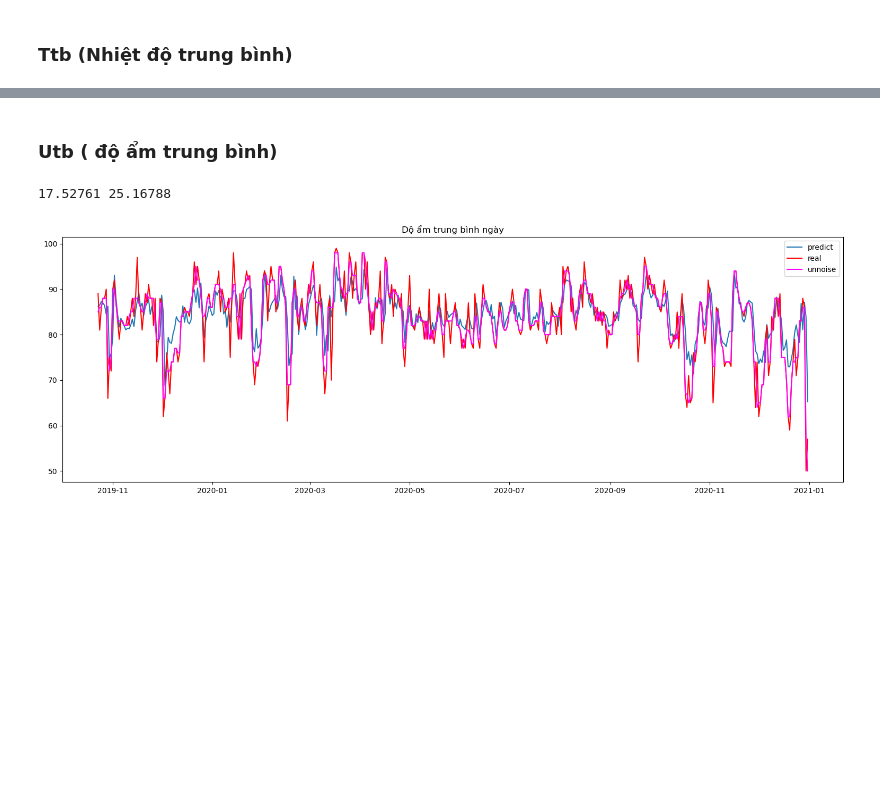
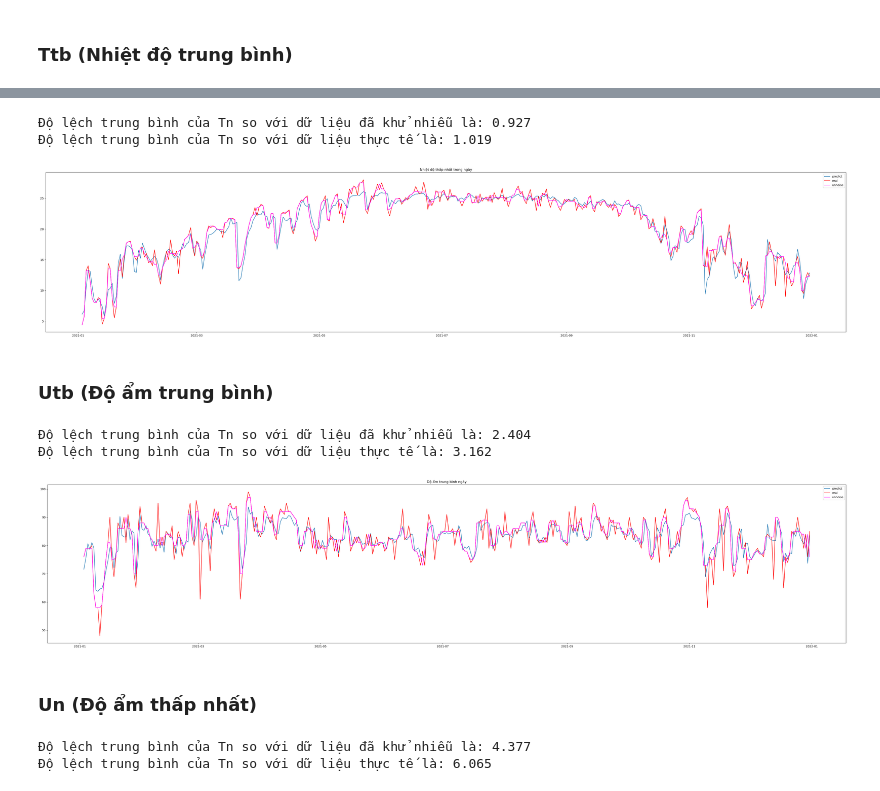
Before and after one commit to nguyenhoanganh2002/Weather-forecast-using-RNN-LSTM, a Jupyter notebook: project/RNN.ipynb, the cells around one changed output, grey strips where cells are left out. Cells and saved outputs as stored; diff of their text form; code cells hidden in the pictures; blank space fills up the shorter version.

```diff
--- a/project/RNN.ipynb
+++ b/project/RNN.ipynb
@@ -218,19 +224,51 @@ plt.legend();
+# %%
+# mean absolute error
+Tn_mae_1 = float(mean_absolute_error(Tn_unnoise, Tn_pred))# compare with unnoise_dataset
+Tn_mae_2 = float(mean_absolute_error(Tn_real, Tn_pred))# compare with real dataset
+print('Độ lệch trung bình của Tn so với dữ liệu đã khử nhiễu là: {:.3f}'.format(Tn_mae_1))
+print('Độ lệch trung bình của Tn so với dữ liệu thực tế là: {:.3f}'.format(Tn_mae_2))
+# %% [output]
+Độ lệch trung bình của Tn so với dữ liệu đã khử nhiễu là: 0.927
+Độ lệch trung bình của Tn so với dữ liệu thực tế là: 1.019
+# %%
+#visualization
+plt.figure(figsize=(50,10))
+plt.plot(dataset[idx:].index, Tn_pred, label='predict')
+plt.plot(dataset[idx:].index, Tn_real, c='red', label='real')
+plt.plot(dataset[idx:].index, Tn_unnoise, c='magenta', label='unnoise')
+plt.title('Nhiệt độ thấp nhất trong ngày')
+plt.legend();
+# %% [output]
+[figure, added]
 # %% [markdown]
-### Utb ( độ ẩm trung bình)
+### Utb (Độ ẩm trung bình)
 # %%
-# mean square error
-Utb_mse_1 = np.array(mean_squared_error(Utb_unnoise, Utb_pred))# compare with unnoise_dataset
-Utb_mse_2 = np.array(mean_squared_error(Utb_real, Utb_pred))# compare with real dataset
-print(Utb_mse_1, Utb_mse_2)
+# mean absolute error
+Utb_mae_1 = float(mean_absolute_error(Utb_unnoise, Utb_pred))# compare with unnoise_dataset
+Utb_mae_2 = float(mean_absolute_error(Utb_real, Utb_pred))# compare with real dataset
+print('Độ lệch trung bình của Tn so với dữ liệu đã khử nhiễu là: {:.3f}'.format(Utb_mae_1))
+print('Độ lệch trung bình của Tn so với dữ liệu thực tế là: {:.3f}'.format(Utb_mae_2))
 # %% [output]
-17.52761 25.16788
+Độ lệch trung bình của Tn so với dữ liệu đã khử nhiễu là: 2.404
+Độ lệch trung bình của Tn so với dữ liệu thực tế là: 3.162
 # %%
 #visualization
-plt.figure(figsize=(19,6))
+plt.figure(figsize=(50,10))
 plt.plot(dataset[idx:].index, Utb_pred, label='predict')
 plt.plot(dataset[idx:].index, Utb_real, c='red', label='real')
 plt.plot(dataset[idx:].index, Utb_unnoise, c='magenta', label='unnoise')
 plt.title('Dộ ẩm trung bình ngày')
 plt.legend();
 # %% [output]
-[figure, old version]
+[figure, new version]
+# %% [markdown]
+### Un (Độ ẩm thấp nhất)
+# %%
+# mean absolute error
+Un_mae_1 = float(mean_absolute_error(Un_unnoise, Un_pred))# compare with unnoise_dataset
+Un_mae_2 = float(mean_absolute_error(Un_real, Un_pred))# compare with real dataset
+print('Độ lệch trung bình của Tn so với dữ liệu đã khử nhiễu là: {:.3f}'.format(Un_mae_1))
+print('Độ lệch trung bình của Tn so với dữ liệu thực tế là: {:.3f}'.format(Un_mae_2))
+# %% [output]
+Độ lệch trung bình của Tn so với dữ liệu đã khử nhiễu là: 4.377
+Độ lệch trung bình của Tn so với dữ liệu thực tế là: 6.065
```
Also changed, not shown: parts of 34 cells of this notebook, 6 other files.
